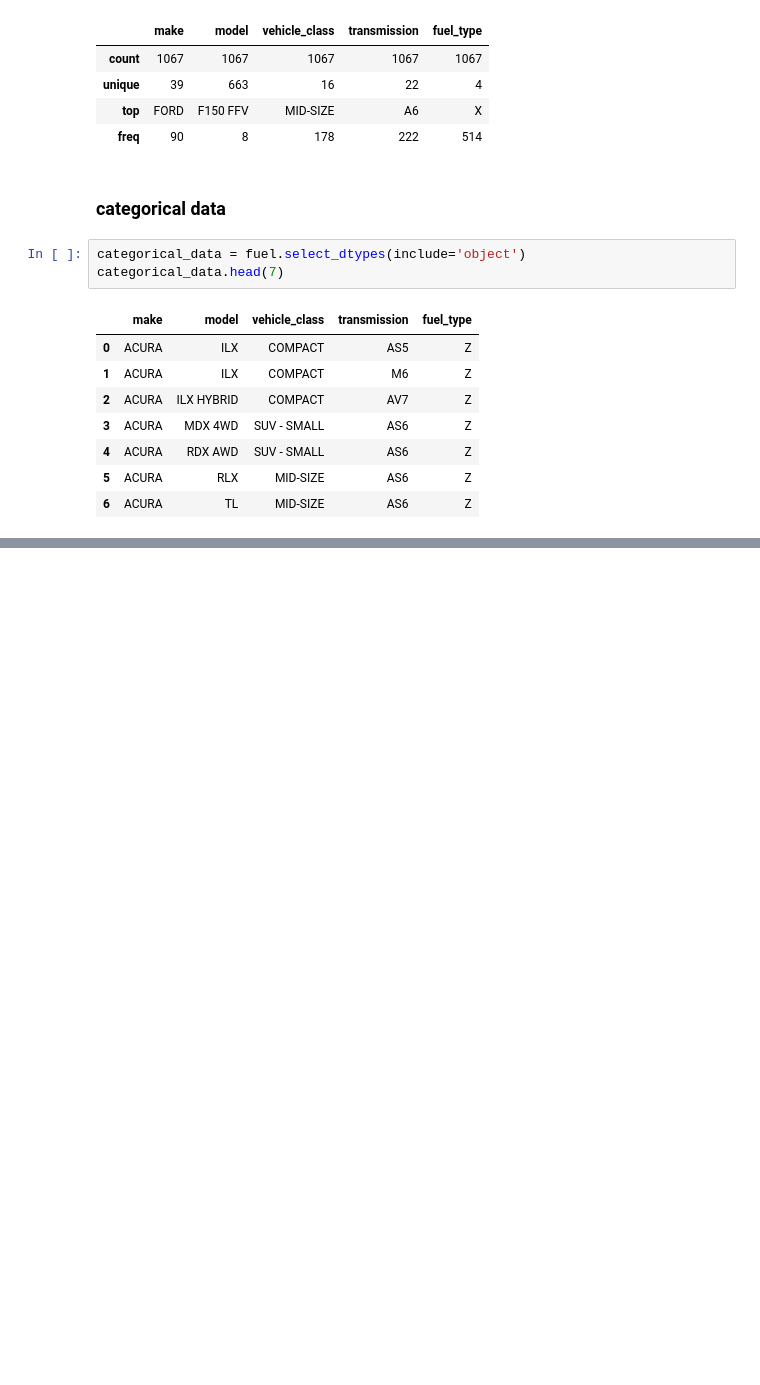
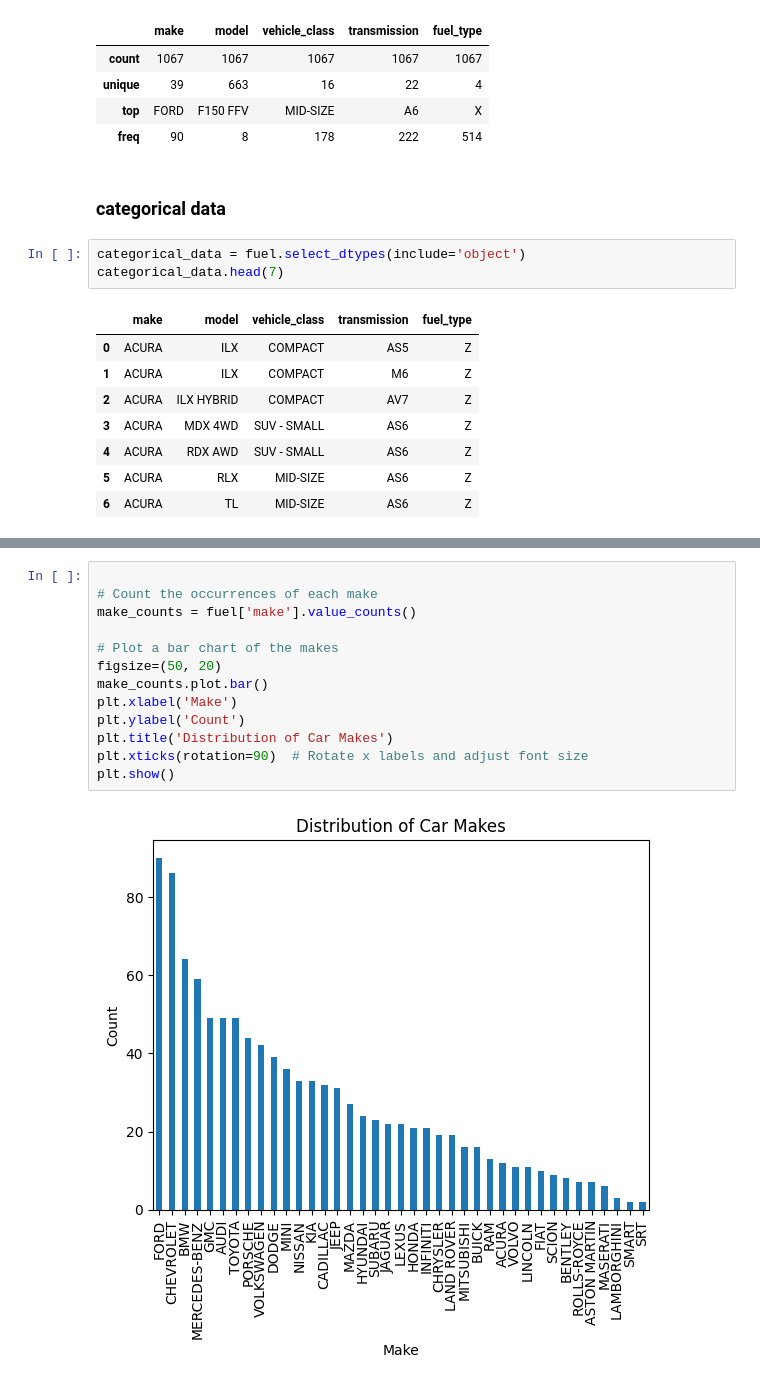
Before and after one commit to Cemputus/DSC1101-Data_Analysis_projects, a Jupyter notebook: fuel.ipynb, the cells around one changed output, grey strips where cells are left out. Cells and saved outputs as stored; diff of their text form; blank space fills up the shorter version.

```diff
--- a/fuel.ipynb
+++ b/fuel.ipynb
@@ -222,0 +245,15 @@ categorical_data.head(7)
+# %%
+
+# Count the occurrences of each make
+make_counts = fuel['make'].value_counts()
+
+# Plot a bar chart of the makes
+figsize=(50, 20)
+make_counts.plot.bar()
+plt.xlabel('Make')
+plt.ylabel('Count')
+plt.title('Distribution of Car Makes')
+plt.xticks(rotation=90)  # Rotate x labels and adjust font size
+plt.show()
+# %% [output]
+[figure, added]
```
Also changed, not shown: parts of 29 cells of this notebook, 1 other file.
